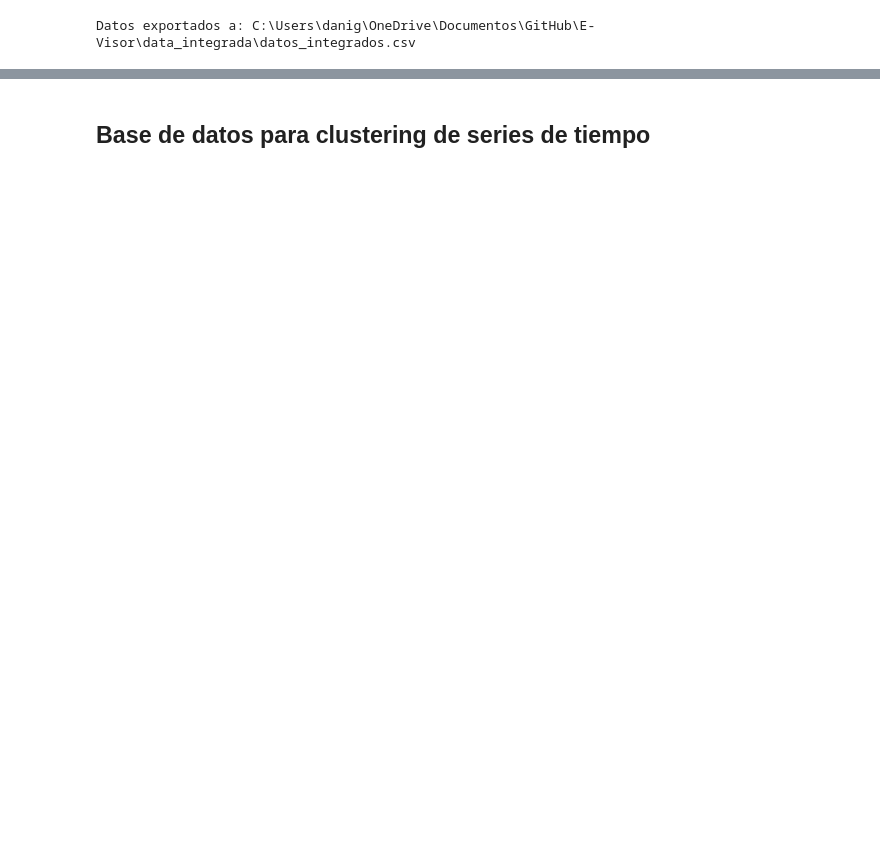
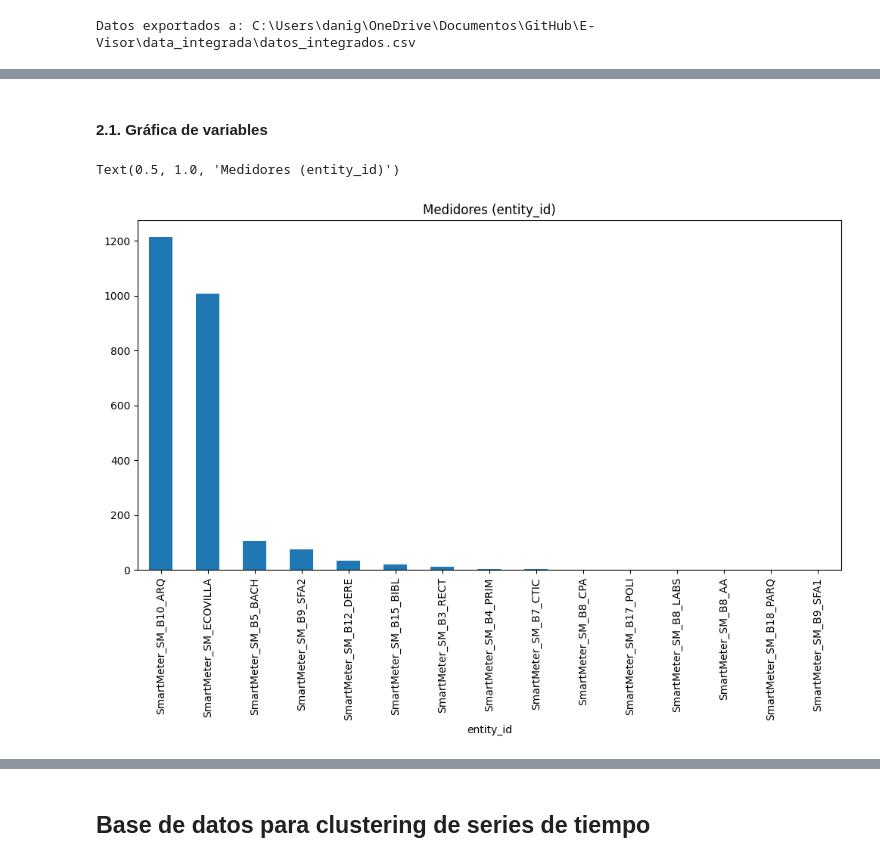
Before and after one commit to danielagerenal/E-Visor, a Jupyter notebook: notebooks/01_Integración_Calidad.ipynb, the cells around one changed output, grey strips where cells are left out. Saved outputs shown, nothing was run; the diff lists cells and outputs as text; code cells hidden in the pictures; blank space fills up the shorter version.

```diff
--- a/notebooks/01_Integración_Calidad.ipynb
+++ b/notebooks/01_Integración_Calidad.ipynb
@@ -155,0 +159,3 @@ Datos exportados a: C:\Users\danig\OneDrive\Documentos\GitHub\E-Visor\data_integ
+# %%
+#Correción del tipo de datos
+df['entity_id'] = df['entity_id'].astype("category")
@@ -155,0 +176,9 @@ Datos exportados a: C:\Users\danig\OneDrive\Documentos\GitHub\E-Visor\data_integ
+# %% [markdown]
+#### 2.1. Gráfica de variables
+# %%
+#Variables categóricas
+df['entity_id'].value_counts().plot(kind='bar', figsize=(12,6))
+plt.title('Medidores (entity_id)')
+# %% [output]
+Text(0.5, 1.0, 'Medidores (entity_id)')
+[figure, added]
```
Also changed, not shown: parts of 29 cells of this notebook, 8 other files.
